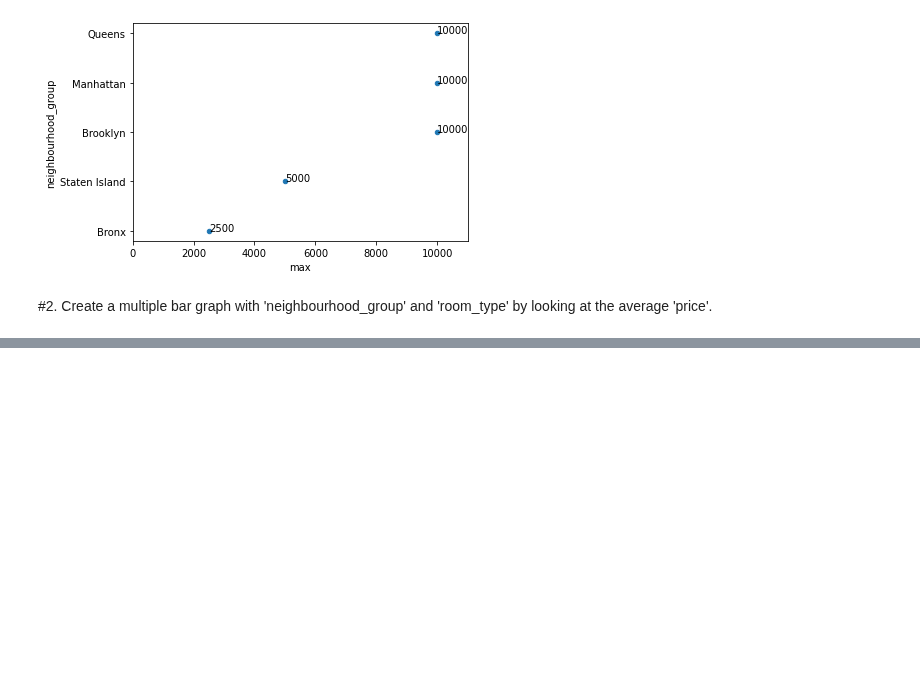
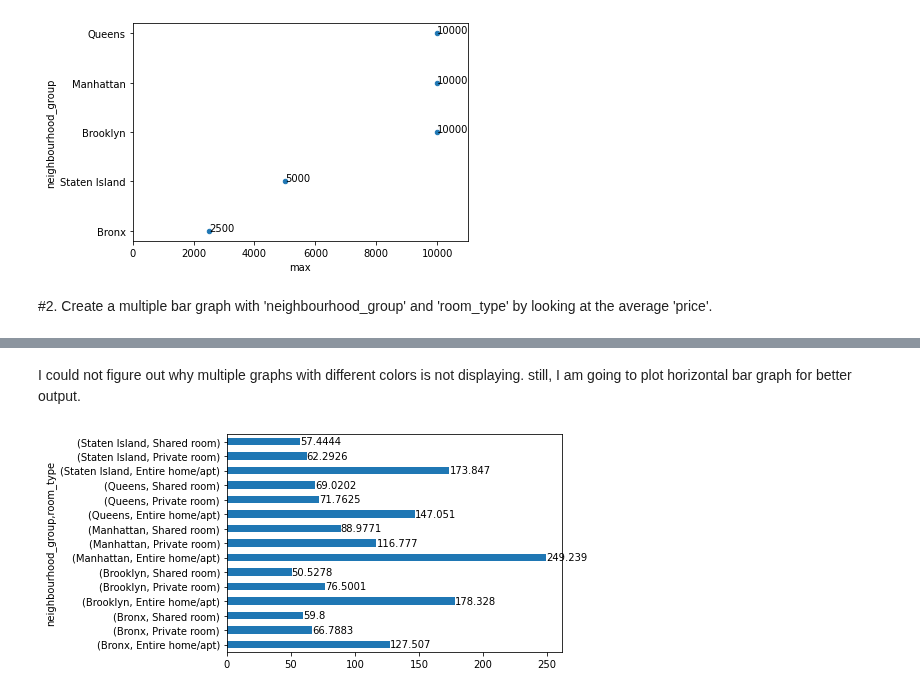
Before and after one commit to aayushbhurtel/Data_Visualization, a Jupyter notebook: Quiz_24.ipynb, the cells around one changed output, grey strips where cells are left out. Saved outputs shown, nothing was run; the diff lists cells and outputs as text; code cells hidden in the pictures; blank space fills up the shorter version.

```diff
--- a/Quiz_24.ipynb
+++ b/Quiz_24.ipynb
@@ -71,0 +70,9 @@ Successfully installed fonttools-4.31.2 matplotlib-3.5.1
+# %% [markdown]
+I could not figure out why multiple graphs with different colors is not displaying. still, I am going to plot horizontal bar graph for better output.
+# %%
+ax = df.groupby(['neighbourhood_group', 'room_type']).price.agg('mean').plot(kind = 'barh')
+
+for container in ax.containers:
+    ax.bar_label(container)
+# %% [output]
+[figure, added]
```
Also changed, not shown: parts of 3 cells of this notebook.
